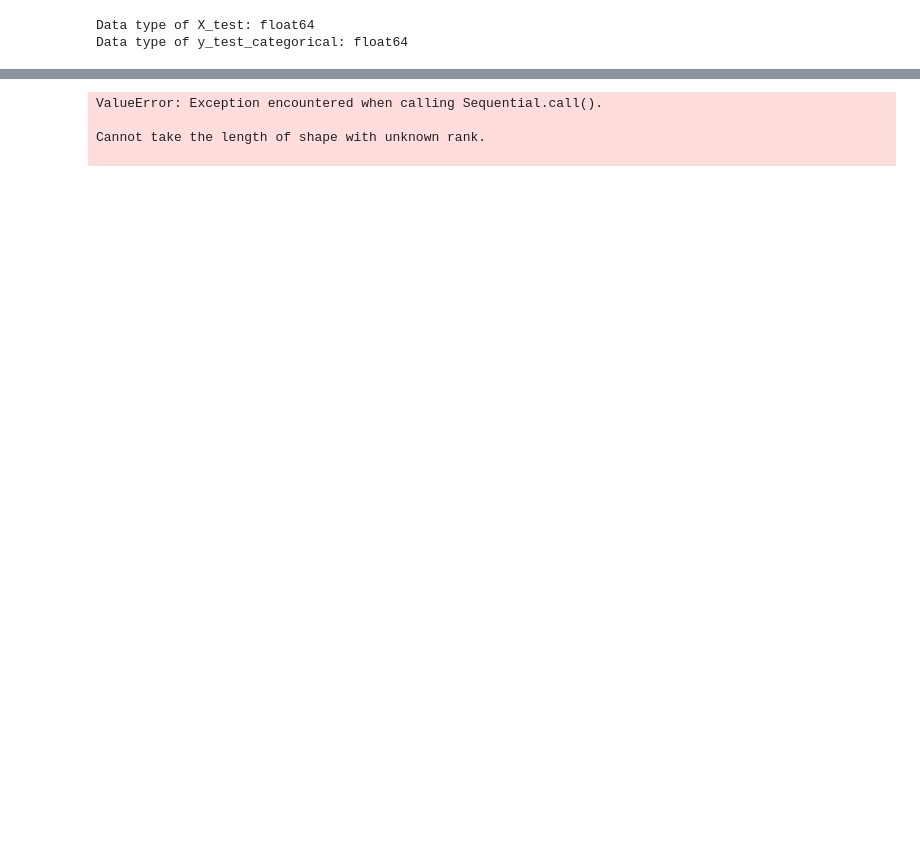
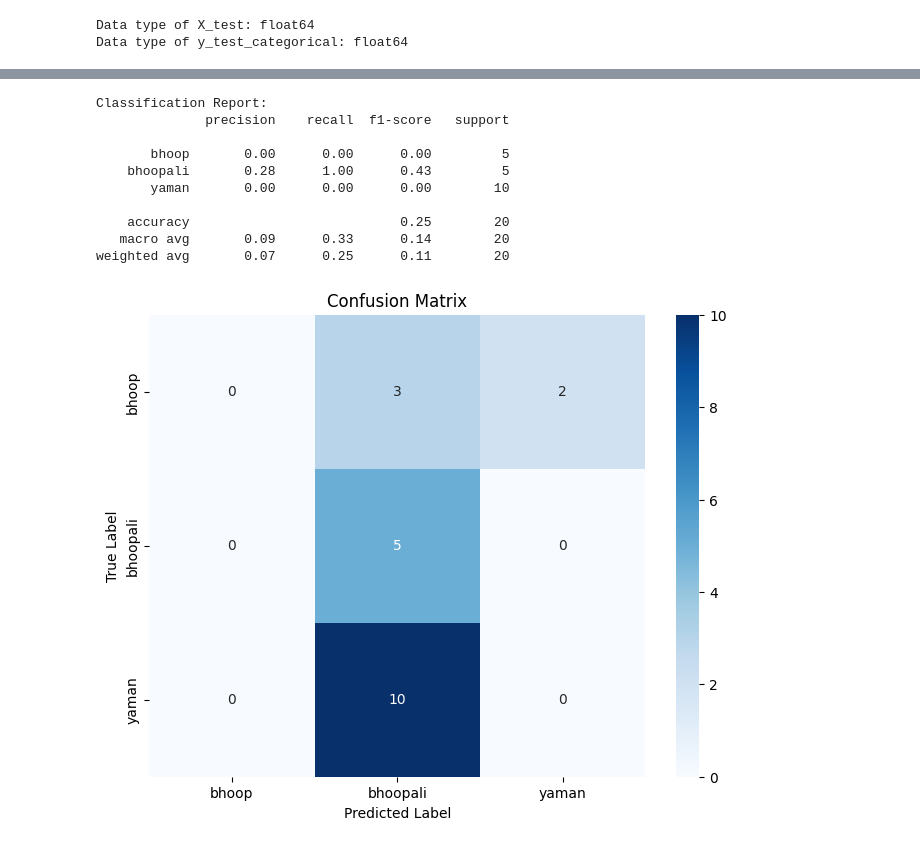
Before and after one commit to soha-18/RagaVeda---Hindustani-Classical-Raga-Identification, a Jupyter notebook: model.ipynb, the cells around one changed output, grey strips where cells are left out. Drawn from its saved outputs; the diff is of its cells as text; code cells hidden in the pictures; blank space fills up the shorter version.

Commit message:
resolve dataset issue and creating confusion matrix

```diff
--- a/model.ipynb
+++ b/model.ipynb
@@ -208,9 +206,9 @@ y_test = test_df.iloc[:, -1].values
 # %%
 input_shape = model.input_shape[1]
 # Reshape the test data
-X_test = X_test.reshape(X_test.shape[0], input_shape, 1)
+X_test_flat = np.array([x.flatten() for x in X_test])
+#X_test = X_test.reshape(X_test.shape[0], input_shape, 1)
 # %%
-label_encoder = LabelEncoder()
-y_test_encoded = label_encoder.fit_transform(y_test)
+y_test_encoded = le.fit_transform(y_test)
 num_classes = len(np.unique(y_test_encoded))
 y_test_categorical = to_categorical(y_test_encoded, num_classes)
@@ -242,28 +275,26 @@ Data type of y_test_categorical: float64
 # %%
-# Evaluate the model
-if 'y_test_categorical' in locals():
-    loss, accuracy = model.evaluate(X_test, y_test_categorical, verbose=0)
-    print(f'Test Loss: {loss:.4f}')
-    print(f'Test Accuracy: {accuracy:.4f}')
+from sklearn.metrics import classification_report, confusion_matrix
+import seaborn as sns
 
-    from sklearn.metrics import classification_report, confusion_matrix
-    print("\nClassification Report:")
-    print(classification_report(y_test, original_predicted_classes))
-
-    import seaborn as sns
-
-    cm = confusion_matrix(y_test, original_predicted_classes)
-    plt.figure(figsize=(8, 6))
-    sns.heatmap(cm, annot=True, fmt='d', cmap='Blues',
+print("\nClassification Report:")
+print(classification_report(y_test, original_predicted_classes))
+cm = confusion_matrix(y_test, original_predicted_classes)
+plt.figure(figsize=(8, 6))
+sns.heatmap(cm, annot=True, fmt='d', cmap='Blues',
                 xticklabels=label_encoder.classes_, yticklabels=label_encoder.classes_)
-    plt.xlabel('Predicted Label')
-    plt.ylabel('True Label')
-    plt.title('Confusion Matrix')
-    plt.show()
-else:
-    print("No true labels provided for evaluation.")
+plt.xlabel('Predicted Label')
+plt.ylabel('True Label')
+plt.title('Confusion Matrix')
+plt.show()
 # %% [output]
-ValueError: Exception encountered when calling Sequential.call().
+Classification Report:
+              precision    recall  f1-score   support
 
-Cannot take the length of shape with unknown rank.
+       bhoop       0.00      0.00      0.00         5
+    bhoopali       0.28      1.00      0.43         5
+       yaman       0.00      0.00      0.00        10
 
+    accuracy                           0.25        20
+   macro avg       0.09      0.33      0.14        20
+weighted avg       0.07      0.25      0.11        20
+[figure, added]
```
Also changed, not shown: parts of 11 cells of this notebook.
